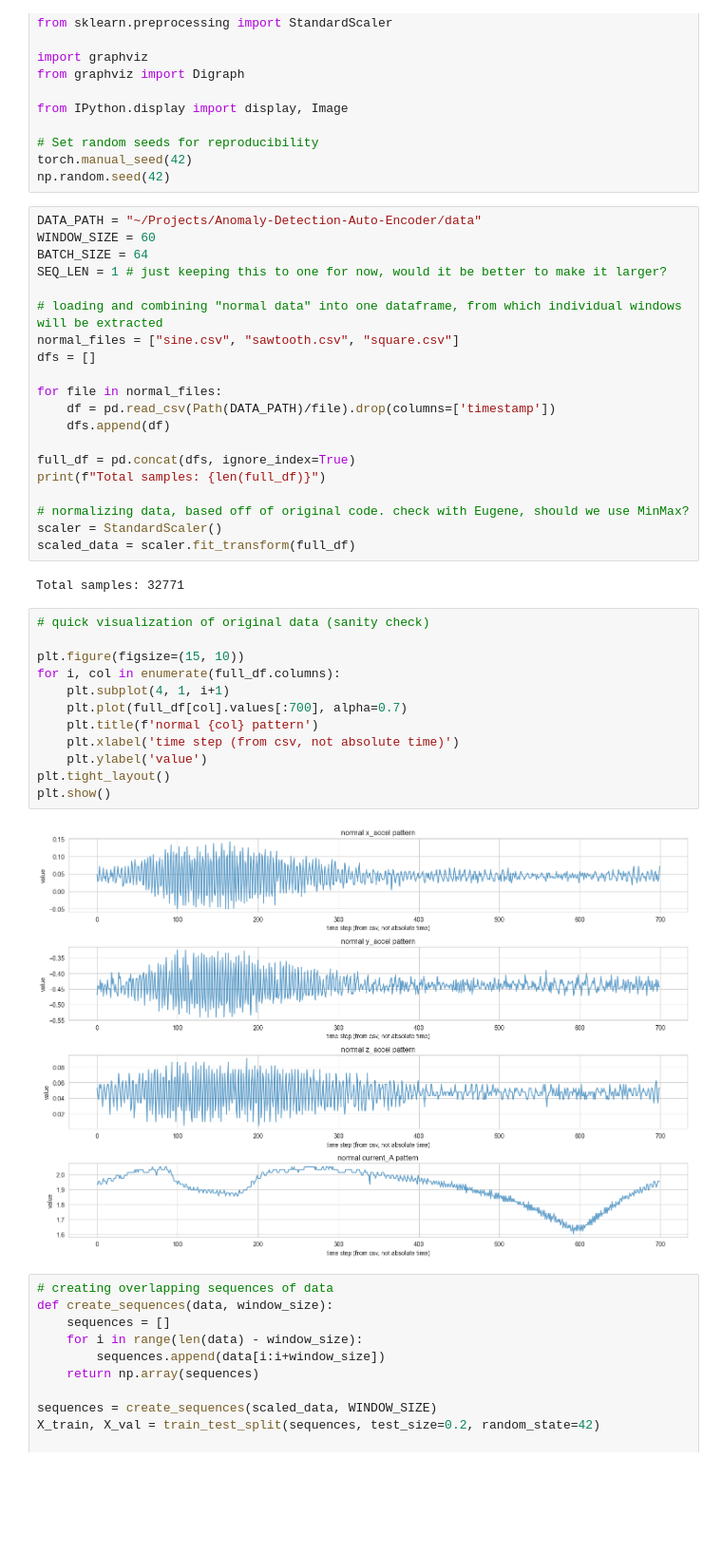
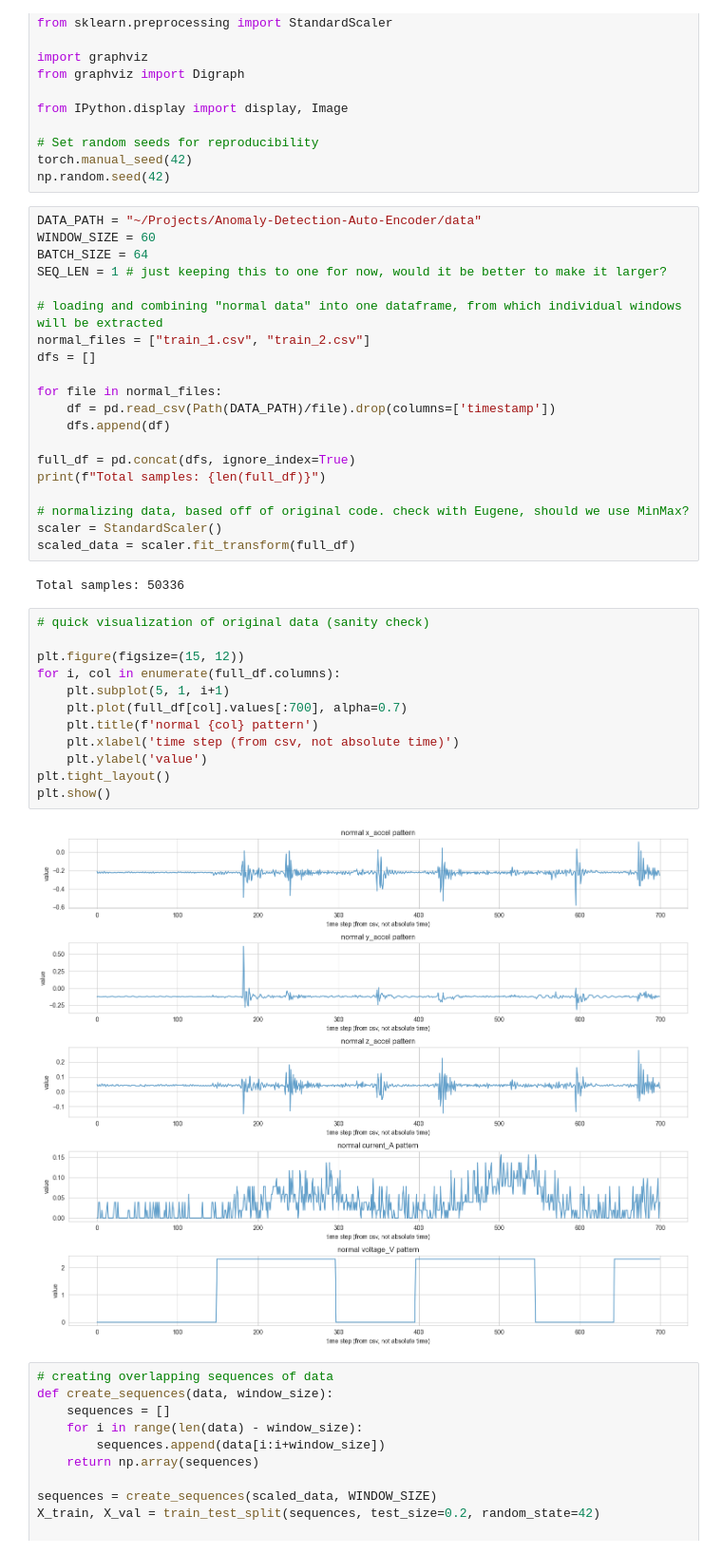
Before and after one commit to conjeevaram/Anomaly-Detection-Auto-Encoder, a Jupyter notebook: detector.ipynb, the cells around one changed output. Shown at 95% size. Cells and saved outputs as stored; diff of their text form; blank space fills up the shorter version.

```diff
--- a/detector.ipynb
+++ b/detector.ipynb
@@ -31,7 +31,7 @@ BATCH_SIZE = 64
 SEQ_LEN = 1 # just keeping this to one for now, would it be better to make it larger?
 
 # loading and combining "normal data" into one dataframe, from which individual windows will be extracted
-normal_files = ["sine.csv", "sawtooth.csv", "square.csv"]
+normal_files = ["train_1.csv", "train_2.csv"]
 dfs = []
 
 for file in normal_files:
@@ -45,21 +45,21 @@ print(f"Total samples: {len(full_df)}")
 scaler = StandardScaler()
 scaled_data = scaler.fit_transform(full_df)
 # %% [output]
-Total samples: 32771
+Total samples: 50336
 # %%
 # quick visualization of original data (sanity check)
 
-plt.figure(figsize=(15, 10))
+plt.figure(figsize=(15, 12))
 for i, col in enumerate(full_df.columns):
-    plt.subplot(4, 1, i+1)
+    plt.subplot(5, 1, i+1)
     plt.plot(full_df[col].values[:700], alpha=0.7)
     plt.title(f'normal {col} pattern')
     plt.xlabel('time step (from csv, not absolute time)')
     plt.ylabel('value')
 plt.tight_layout()
 plt.show()
 # %% [output]
-[figure, old version]
+[figure, new version]
 # %%
 # creating overlapping sequences of data
 def create_sequences(data, window_size):
```
Also changed, not shown: parts of 10 cells of this notebook, 16 other files.
